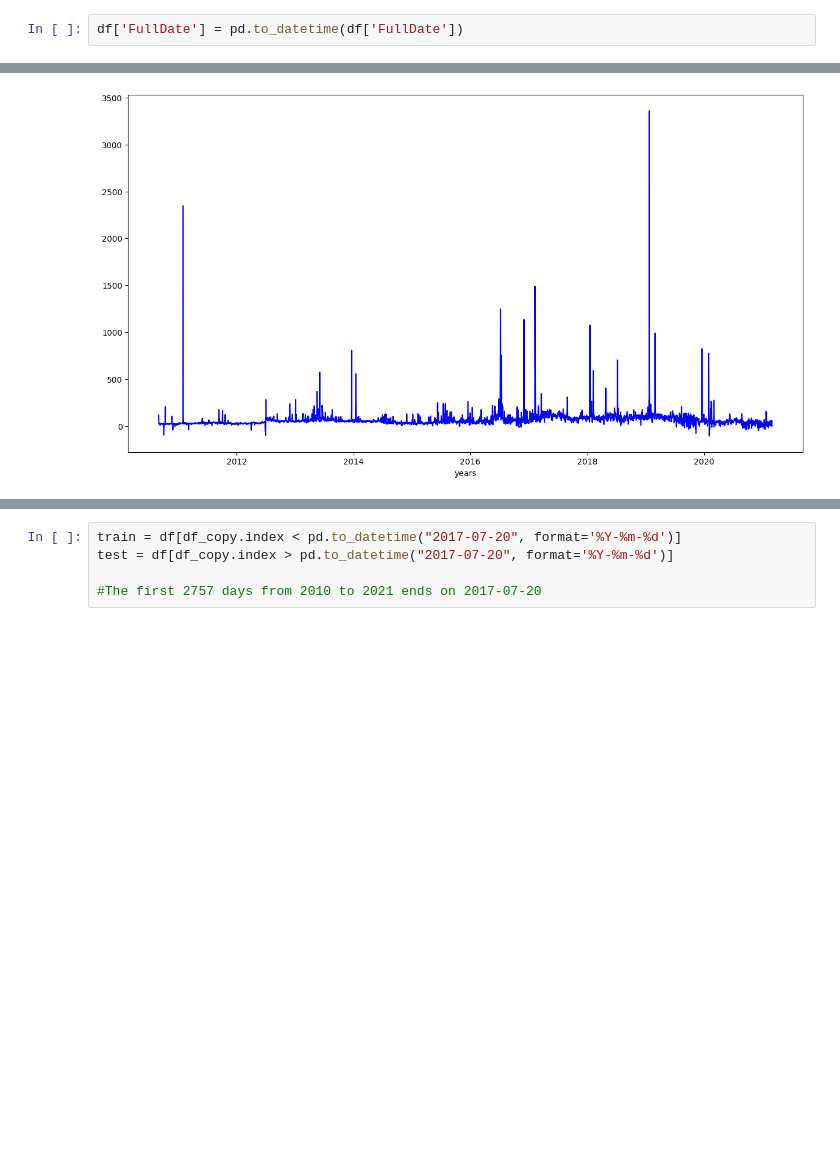
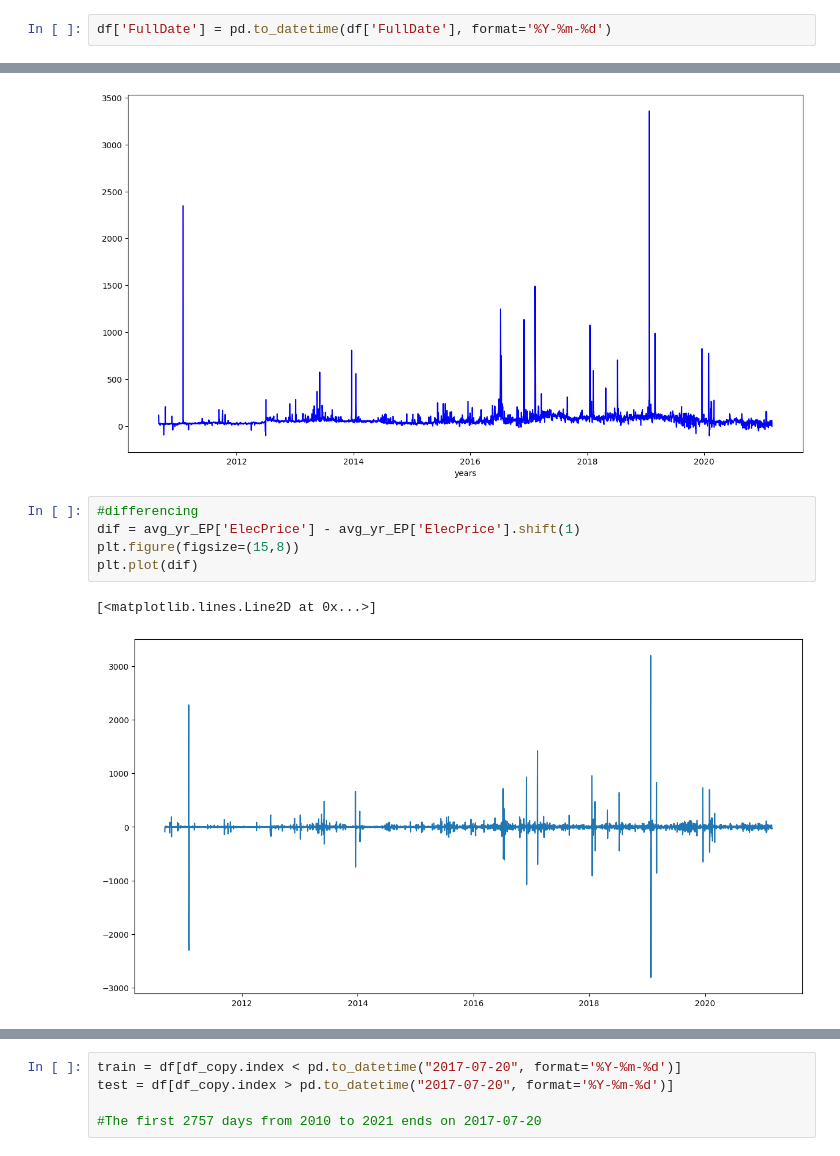
Before and after one commit to bakasheddy/time-series-forecasting-of-electricity-prices-of-a-District, a Jupyter notebook: practical time series analysis and forcast.ipynb, the cells around one changed output, grey strips where cells are left out. Cells and saved outputs as stored; diff of their text form; blank space fills up the shorter version.

```diff
--- a/practical time series analysis and forcast.ipynb
+++ b/practical time series analysis and forcast.ipynb
@@ -34,7 +34,7 @@ Data columns (total 5 columns):
 dtypes: float64(4), object(1)
 memory usage: 3.5+ MB
 # %%
-df['FullDate'] = pd.to_datetime(df['FullDate'])
+df['FullDate'] = pd.to_datetime(df['FullDate'], format='%Y-%m-%d')
 # %%
 df.isna().sum()
 # %% [output]
@@ -115,3 +157,11 @@ plt.plot(avg_yr_EP.index, avg_yr_EP['ElecPrice'], color='b')
 # %% [output]
 [<matplotlib.lines.Line2D at 0x...>]
 [figure]
+# %%
+#differencing
+dif = avg_yr_EP['ElecPrice'] - avg_yr_EP['ElecPrice'].shift(1)
+plt.figure(figsize=(15,8))
+plt.plot(dif)
+# %% [output]
+[<matplotlib.lines.Line2D at 0x...>]
+[figure, added]
```
Also changed, not shown: parts of 4 cells of this notebook.
